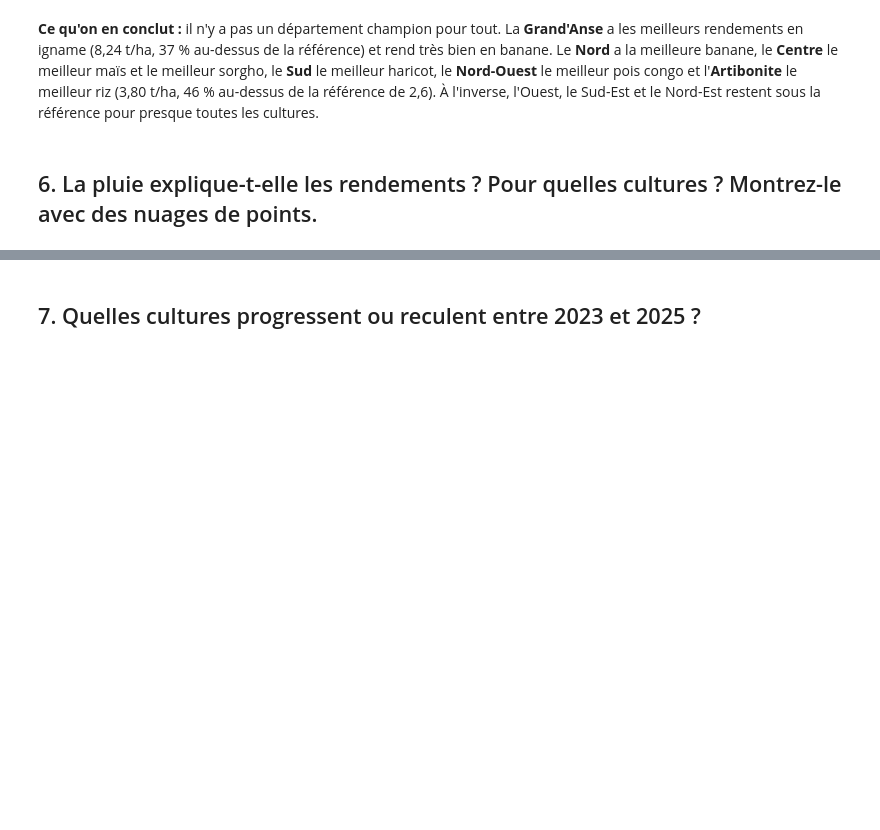
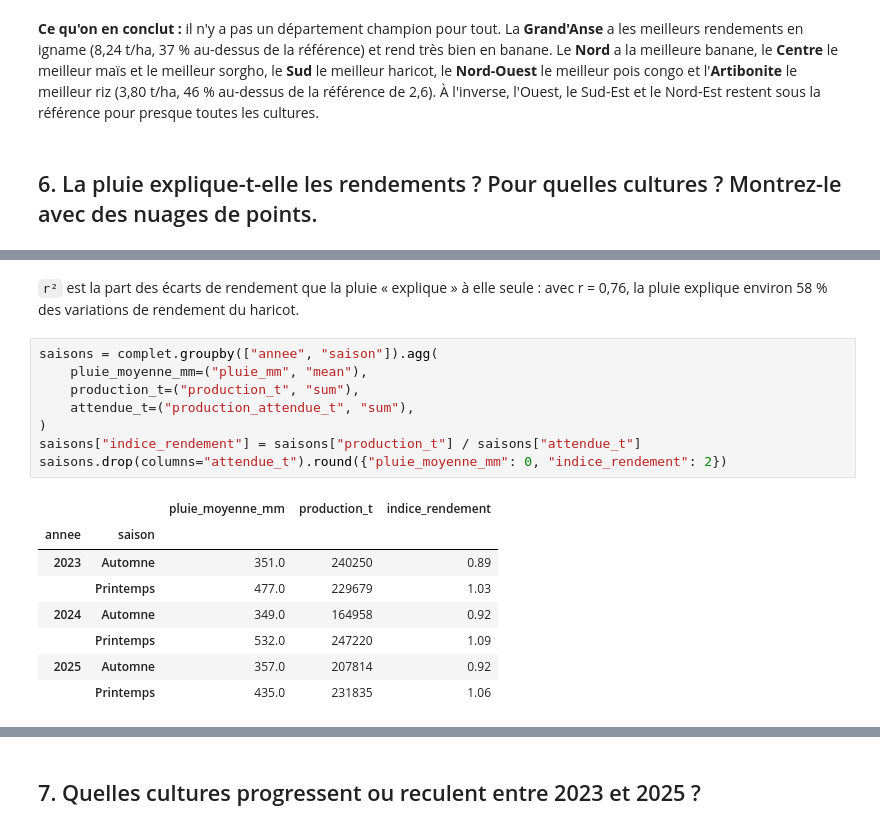
Before and after one commit to josilwilensky8-rgb/projet-data-recoltes, a Jupyter notebook: exploration.ipynb, the cells around one changed output, grey strips where cells are left out. Cells and saved outputs as stored; diff of their text form; blank space fills up the shorter version.

```diff
--- a/exploration.ipynb
+++ b/exploration.ipynb
@@ -398,0 +445,19 @@ meilleurs.sort_values("ecart_reference_%", ascending=False)
+# %% [markdown]
+`r²` est la part des écarts de rendement que la pluie « explique » à elle seule : avec r = 0,76, la pluie explique environ 58 % des variations de rendement du haricot.
+# %%
+saisons = complet.groupby(["annee", "saison"]).agg(
+    pluie_moyenne_mm=("pluie_mm", "mean"),
+    production_t=("production_t", "sum"),
+    attendue_t=("production_attendue_t", "sum"),
+)
+saisons["indice_rendement"] = saisons["production_t"] / saisons["attendue_t"]
+saisons.drop(columns="attendue_t").round({"pluie_moyenne_mm": 0, "indice_rendement": 2})
+# %% [output]
+|  |  | pluie_moyenne_mm | production_t | indice_rendement |
+| annee | saison |  |  |  |
+| 2023 | Automne | 351.0 | 240250 | 0.89 |
+|  | Printemps | 477.0 | 229679 | 1.03 |
+| 2024 | Automne | 349.0 | 164958 | 0.92 |
+|  | Printemps | 532.0 | 247220 | 1.09 |
+| 2025 | Automne | 357.0 | 207814 | 0.92 |
+|  | Printemps | 435.0 | 231835 | 1.06 |
```
Also changed, not shown: parts of 9 cells of this notebook.
